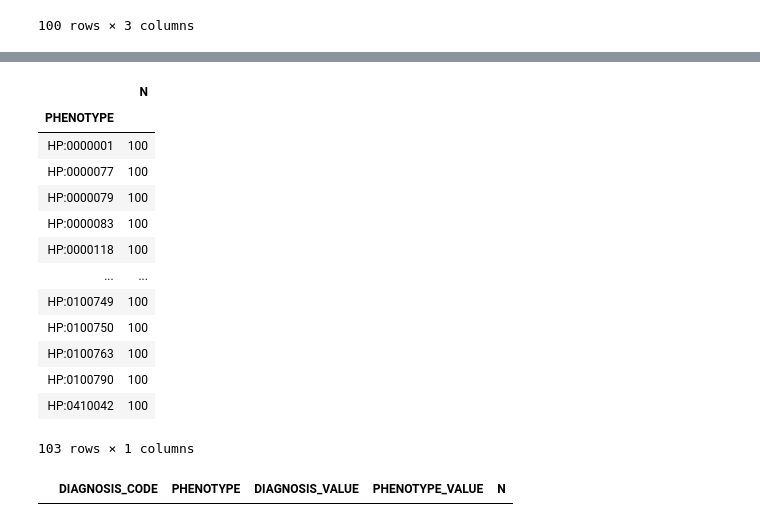
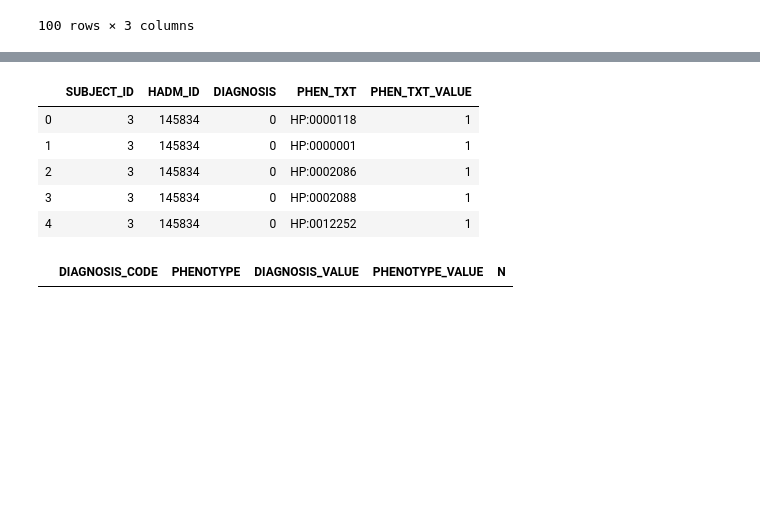
Before and after one commit to TheJacksonLaboratory/MIMIC_HPO, a Jupyter notebook: src/main/resources/mutual_info.ipynb, the cells around one changed output, grey strips where cells are left out. Saved outputs shown, nothing was run; the diff lists cells and outputs as text; code cells hidden in the pictures; blank space fills up the shorter version.

```diff
--- a/src/main/resources/mutual_info.ipynb
+++ b/src/main/resources/mutual_info.ipynb
@@ -904,24 +960,16 @@ result.head()
 # %%
 diagnosisAllTextHpo(0, 100)
-pd.read_sql_query("SELECT * FROM JAX_mf_diag_allTextHpo WHERE PHEN_TXT_VALUE = 1", mydb)
-result = pd.read_sql_query("SELECT '{}' AS DIAGNOSIS_CODE, PHEN_TXT AS PHENOTYPE, DIAGNOSIS AS DIAGNOSIS_VALUE, PHEN_TXT_VALUE AS PHENOTYPE_VALUE, COUNT(*) AS N FROM JAX_mf_diag_allTextHpo GROUP BY DIAGNOSIS, PHEN_TXT, PHEN_TXT_VALUE", mydb)
-result.groupby(['PHENOTYPE']).agg({'N':sum})
+pd.read_sql_query("SELECT * FROM JAX_mf_diag_allTextHpo WHERE PHEN_TXT_VALUE = 1 LIMIT 5", mydb)
+#result = pd.read_sql_query("SELECT '{}' AS DIAGNOSIS_CODE, PHEN_TXT AS PHENOTYPE, DIAGNOSIS AS DIAGNOSIS_VALUE, PHEN_TXT_VALUE AS PHENOTYPE_VALUE, COUNT(*) AS N FROM JAX_mf_diag_allTextHpo GROUP BY DIAGNOSIS, PHEN_TXT, PHEN_TXT_VALUE", mydb)
+#result.groupby(['PHENOTYPE']).agg({'N':sum})
 #result
 # %% [output]
-|  | N |
-| PHENOTYPE |  |
-| HP:0000001 | 100 |
-| HP:0000077 | 100 |
-| HP:0000079 | 100 |
-| HP:0000083 | 100 |
-| HP:0000118 | 100 |
-| ... | ... |
-| HP:0100749 | 100 |
-| HP:0100750 | 100 |
-| HP:0100763 | 100 |
-| HP:0100790 | 100 |
-| HP:0410042 | 100 |
+|  | SUBJECT_ID | HADM_ID | DIAGNOSIS | PHEN_TXT | PHEN_TXT_VALUE |
+| 0 | 3 | 145834 | 0 | HP:0000118 | 1 |
+| 1 | 3 | 145834 | 0 | HP:0000001 | 1 |
+| 2 | 3 | 145834 | 0 | HP:0002086 | 1 |
+| 3 | 3 | 145834 | 0 | HP:0002088 | 1 |
+| 4 | 3 | 145834 | 0 | HP:0012252 | 1 |
-103 rows × 1 columns
 # %%
 summary_statistics1_radiology
 # %% [output]
```
Also changed, not shown: parts of 10 cells of this notebook.
